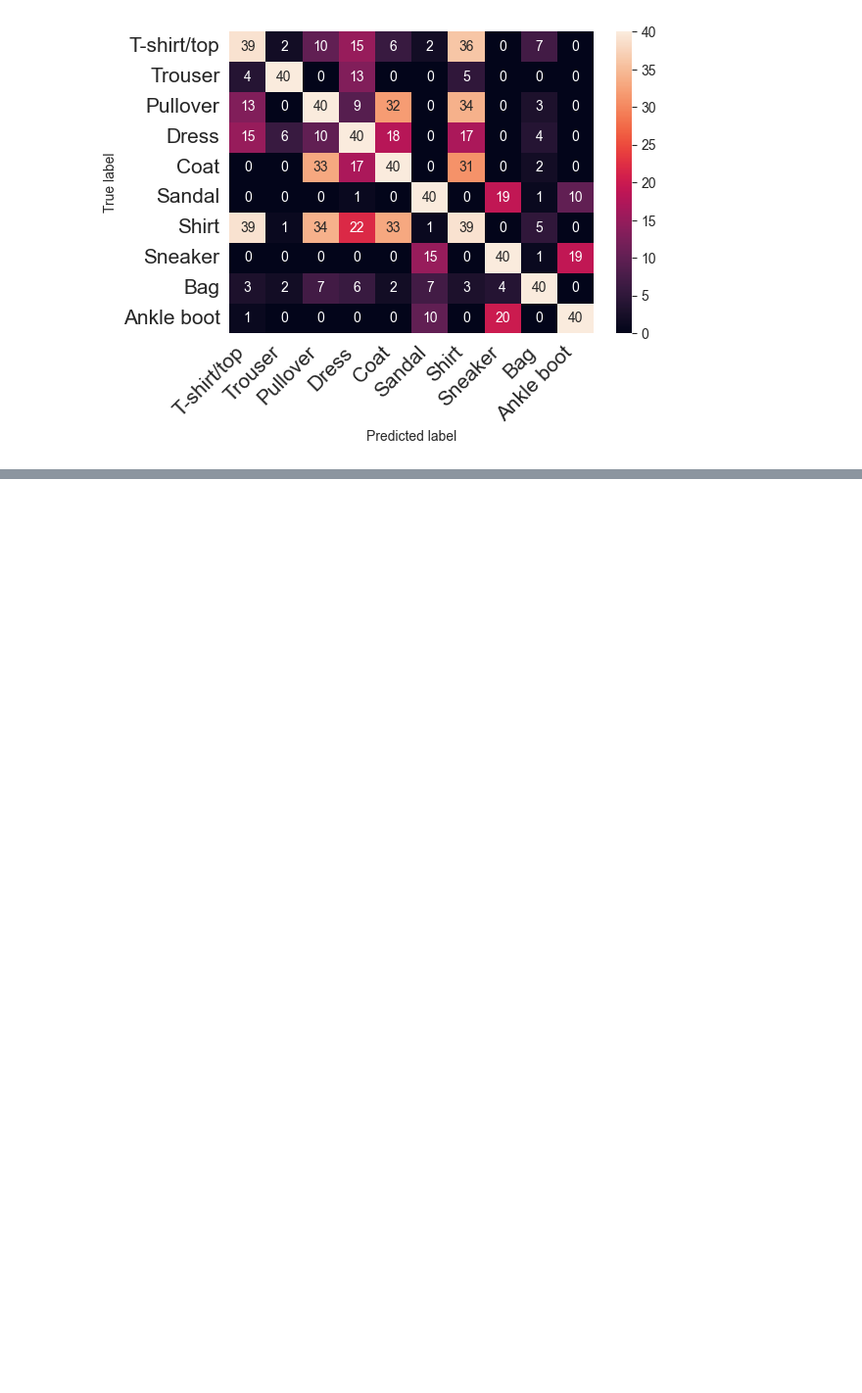
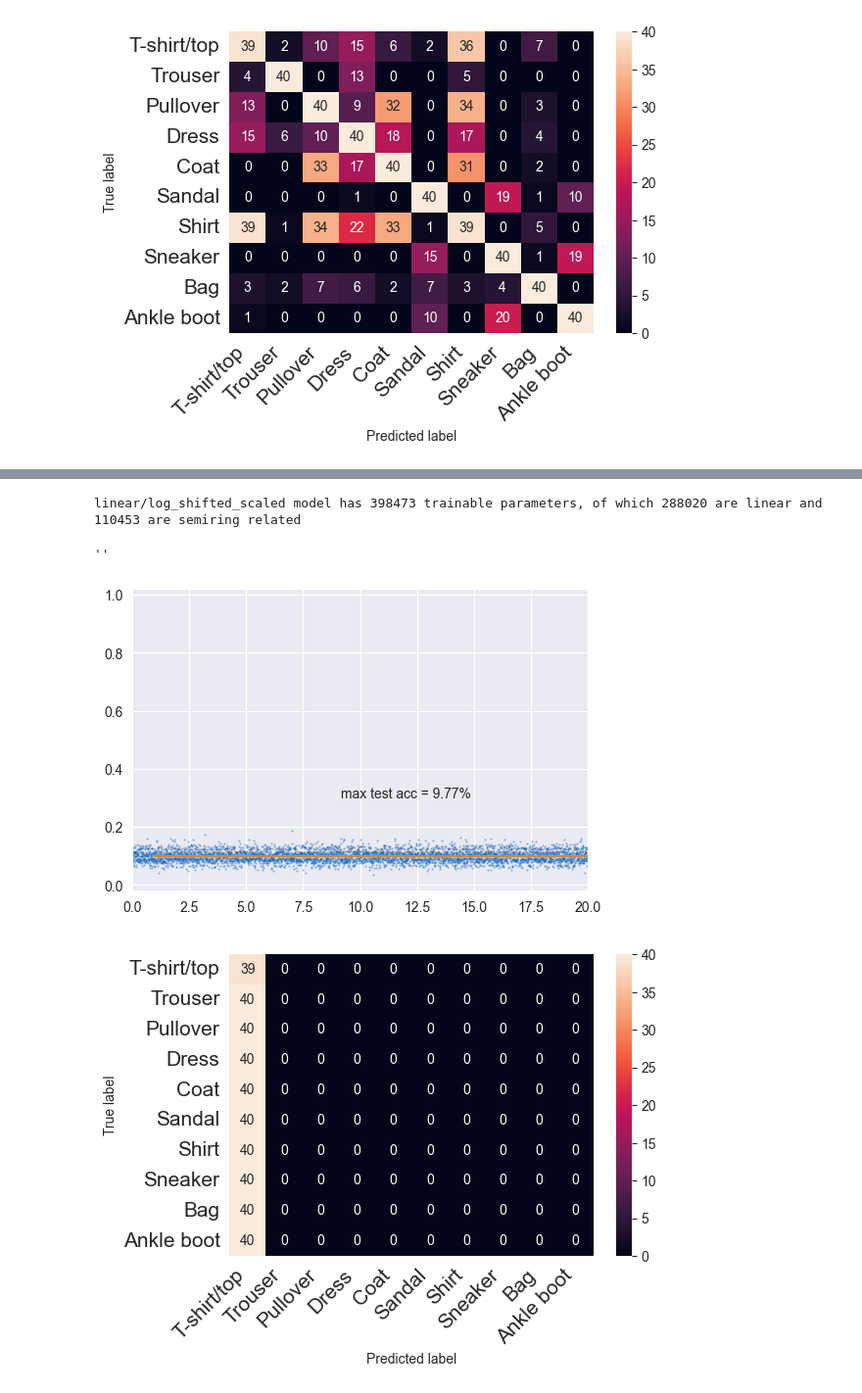
Before and after one commit to bmnsmets/semitorch, a Jupyter notebook: experiments/fullyconnected_fashion_standardized_no_weight_decay.ipynb, the cells around one changed output, grey strips where cells are left out. Shown at 98% size. Drawn from its saved outputs; the diff is of its cells as text; code cells hidden in the pictures; blank space fills up the shorter version.

```diff
--- a/experiments/fullyconnected_fashion_standardized_no_weight_decay.ipynb
+++ b/experiments/fullyconnected_fashion_standardized_no_weight_decay.ipynb
@@ -961,0 +1042,44 @@ linear/log model has 398473 trainable parameters, of which 288020 are linear and
+# %%
+semilog_shifted_scaled_model = Model("linear/log_shifted_scaled", layer_norm=True, skip_connections=True,
+                                     k=6.1283850413012875,
+                                     mu=0.97622306742588).to(device)
+
+print(
+    f"{semilog_shifted_scaled_model.name} model has {count_parameters(semilog_shifted_scaled_model.parameters())} trainable parameters, "
+    f"of which {count_parameters(nonsemilog_shifted_scaled_parameters(semilog_shifted_scaled_model))} are linear "
+    f"and {count_parameters(semilog_shifted_scaled_parameters(semilog_shifted_scaled_model))} are semiring related")
+
+semilog_shifted_scaled_linear_optimizer = torch.optim.AdamW(
+    nonsemilog_shifted_scaled_parameters(semilog_shifted_scaled_model),
+    lr=0.002191529436858294)
+semilog_shifted_scaled_linear_scheduler = torch.optim.lr_scheduler.OneCycleLR(
+    semilog_shifted_scaled_linear_optimizer,
+    max_lr=0.002191529436858294,
+    anneal_strategy="linear",
+    pct_start=0.3,
+    three_phase=True,
+    final_div_factor=900.0,
+    div_factor=10.0,
+    steps_per_epoch=len(fmnist_trainloader),
+    epochs=20,
+)
+semilog_shifted_scaled_semiring_optimizer = torch.optim.SGD(
+    semilog_shifted_scaled_parameters(semilog_shifted_scaled_model), lr=0.004074057814487343)
+
+semilog_shifted_scaled_optimizers = [semilog_shifted_scaled_linear_optimizer, semilog_shifted_scaled_semiring_optimizer]
+semilog_shifted_scaled_schedulers = [semilog_shifted_scaled_linear_scheduler]
+
+train(
+    semilog_shifted_scaled_model,
+    fmnist_trainloader,
+    fmnist_testloader,
+    semilog_shifted_scaled_optimizers,
+    semilog_shifted_scaled_schedulers,
+    nn.CrossEntropyLoss(),
+    20,
+)
+# %% [output]
+linear/log_shifted_scaled model has 398473 trainable parameters, of which 288020 are linear and 110453 are semiring related
+''
+[figure, added]
+[figure, added]
```
Also changed, not shown: parts of 6 cells of this notebook, 3 other files.
